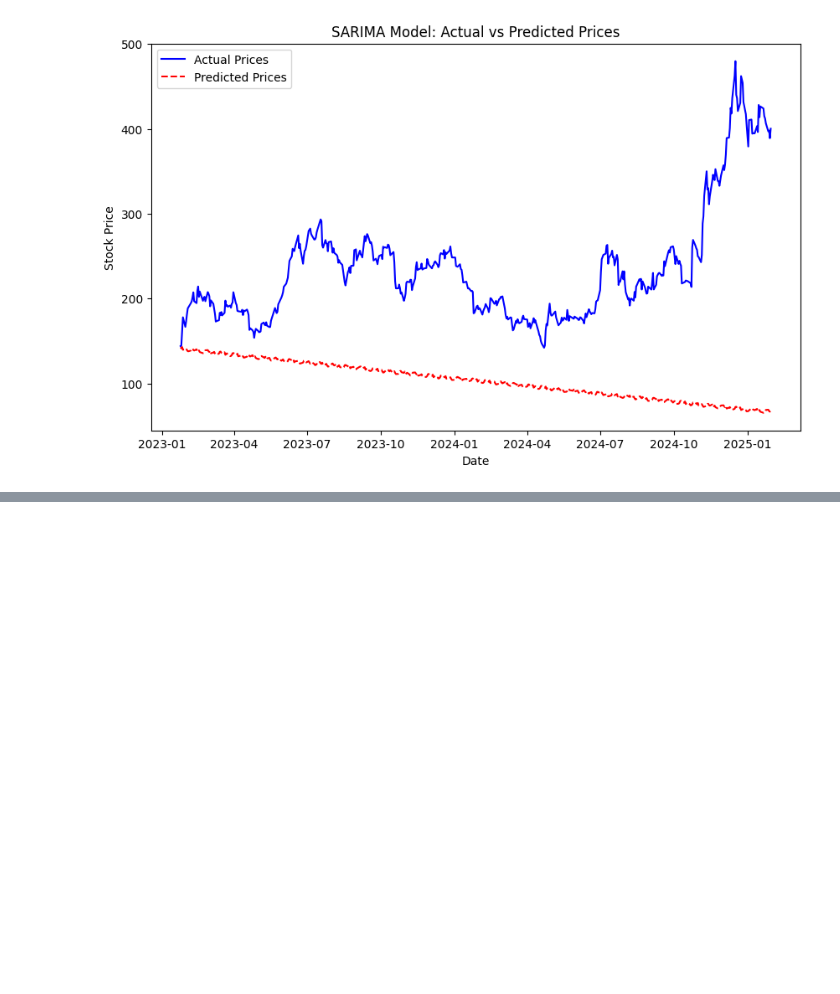
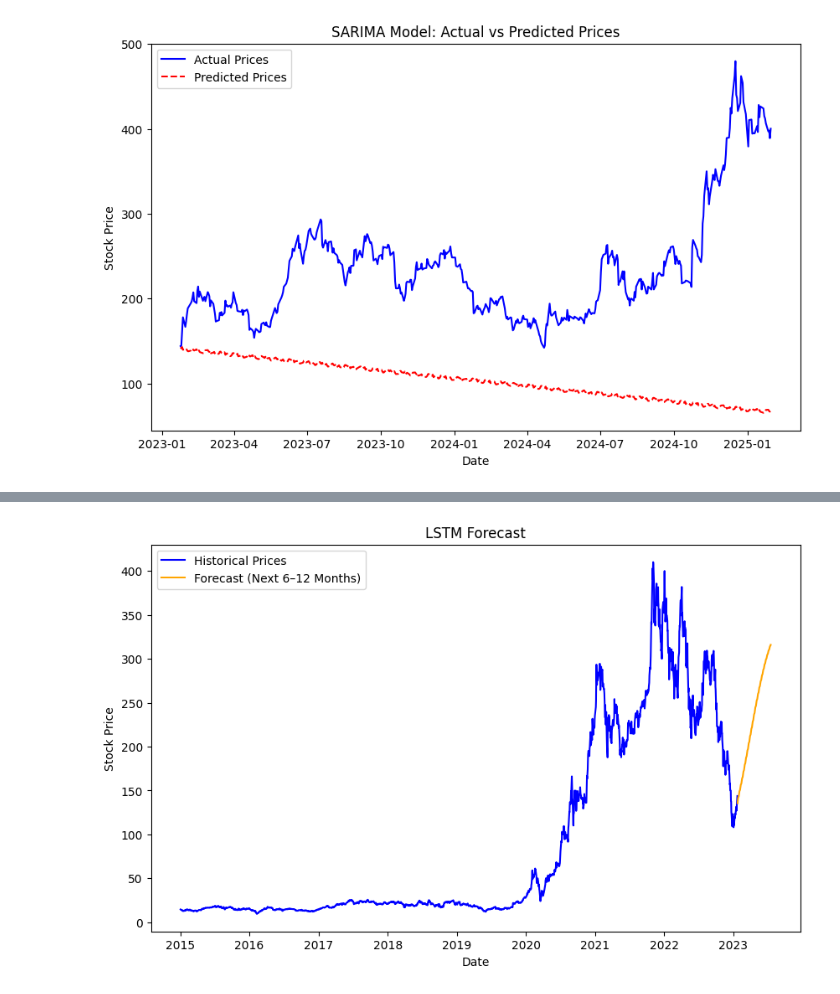
Before and after one commit to Nahom-ketsela/kaim-week-11, a Jupyter notebook: notebook/Time_Series_Forcasting.ipynb, the cells around one changed output, grey strips where cells are left out. Drawn from its saved outputs; the diff is of its cells as text; code cells hidden in the pictures; blank space fills up the shorter version.

```diff
--- a/notebook/Time_Series_Forcasting.ipynb
+++ b/notebook/Time_Series_Forcasting.ipynb
@@ -148,0 +152,6 @@ NameError: name 'model_name' is not defined
+# %%
+# scaler for forecasting
+from sklearn.preprocessing import MinMaxScaler
+
+scaler = MinMaxScaler(feature_range=(0,1))
+scaler.fit_transform(train.values.reshape(-1,1))
@@ -148,0 +166,10 @@ NameError: name 'model_name' is not defined
+# %%
+# forcast values for the next 6 month
+future_values_6mo, future_dates_6mo = tsfm.forecast_lstm_future(
+    model=lstm_model,
+    data_series=train,
+    scaler=scaler,
+    n_steps=60,
+    n_periods=126
+)
+# %% [output]
@@ -148,0 +193 @@ NameError: name 'model_name' is not defined
+[figure, added]
```
Also changed, not shown: parts of 7 cells of this notebook, 1 other file.
